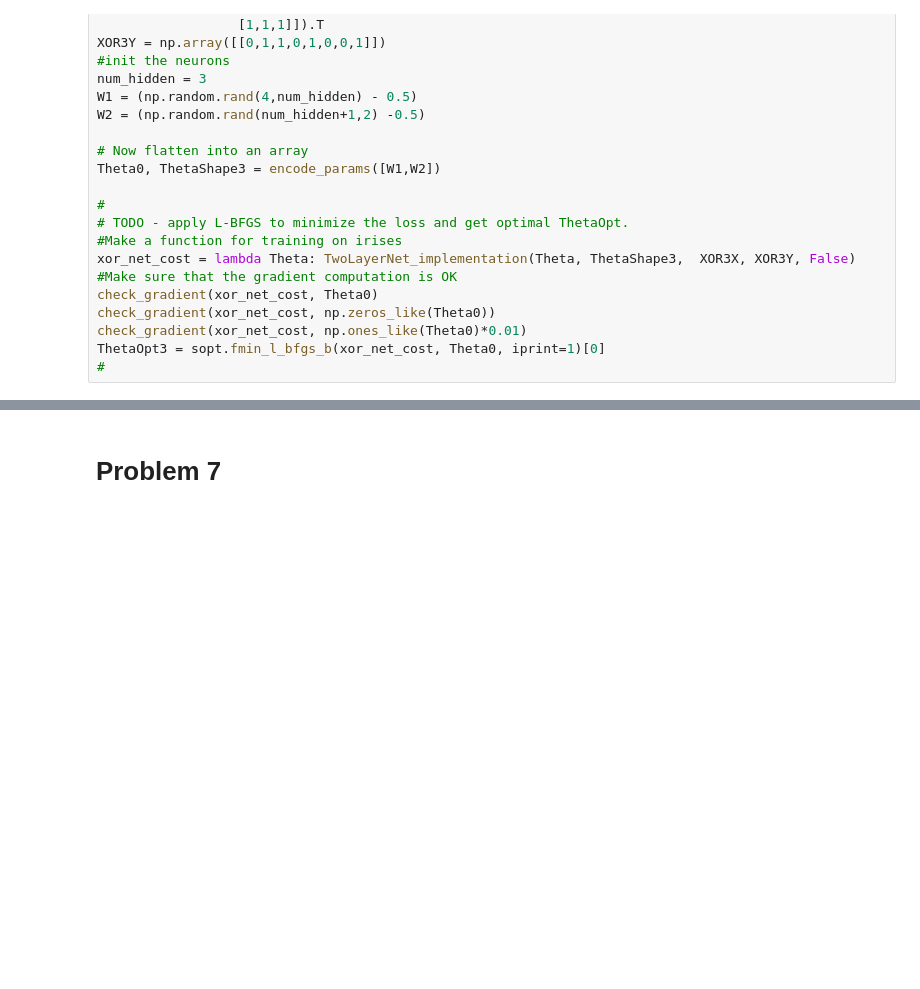
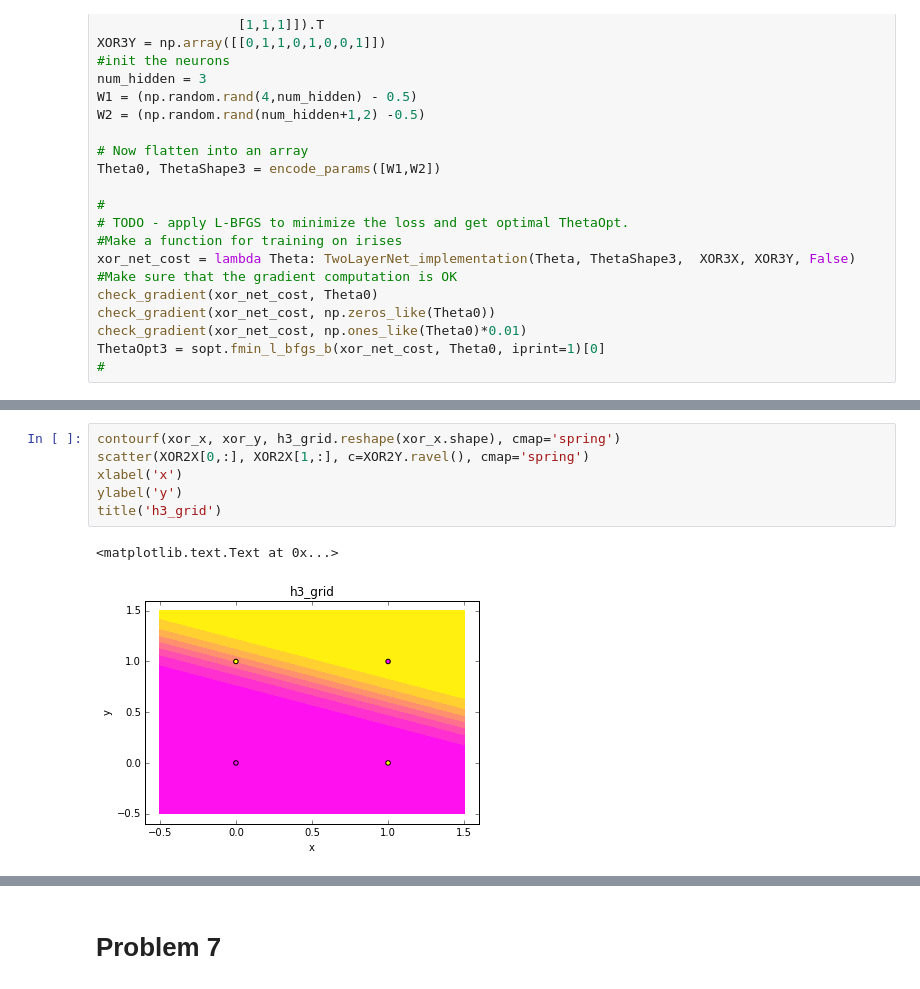
Before and after one commit to scoiatael/nn_assignments, a Jupyter notebook: assignment4/assignment4.ipynb, the cells around one changed output, grey strips where cells are left out. Saved outputs shown, nothing was run; the diff lists cells and outputs as text; blank space fills up the shorter version.

```diff
--- a/assignment4/assignment4.ipynb
+++ b/assignment4/assignment4.ipynb
@@ -449,0 +461,9 @@ title('h2_grid')
+# %%
+contourf(xor_x, xor_y, h3_grid.reshape(xor_x.shape), cmap='spring')
+scatter(XOR2X[0,:], XOR2X[1,:], c=XOR2Y.ravel(), cmap='spring')
+xlabel('x')
+ylabel('y')
+title('h3_grid')
+# %% [output]
+<matplotlib.text.Text at 0x...>
+[figure, added]
```
Also changed, not shown: parts of 17 cells of this notebook, 2 other files.
